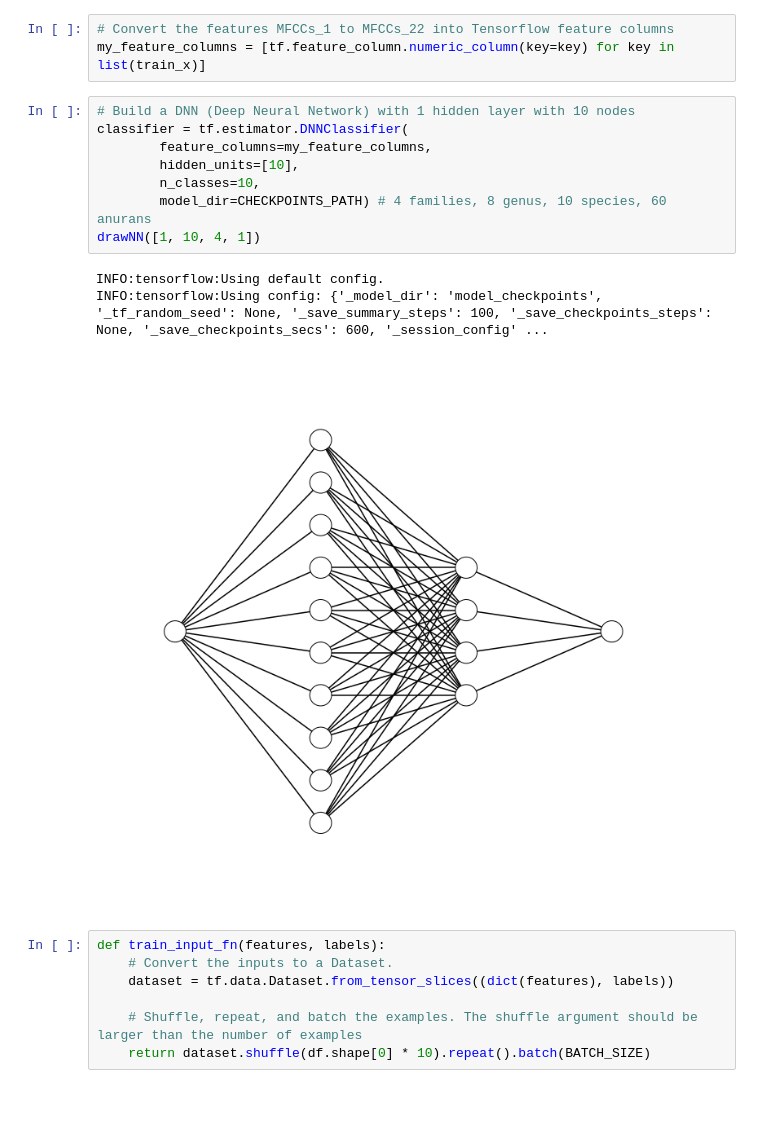
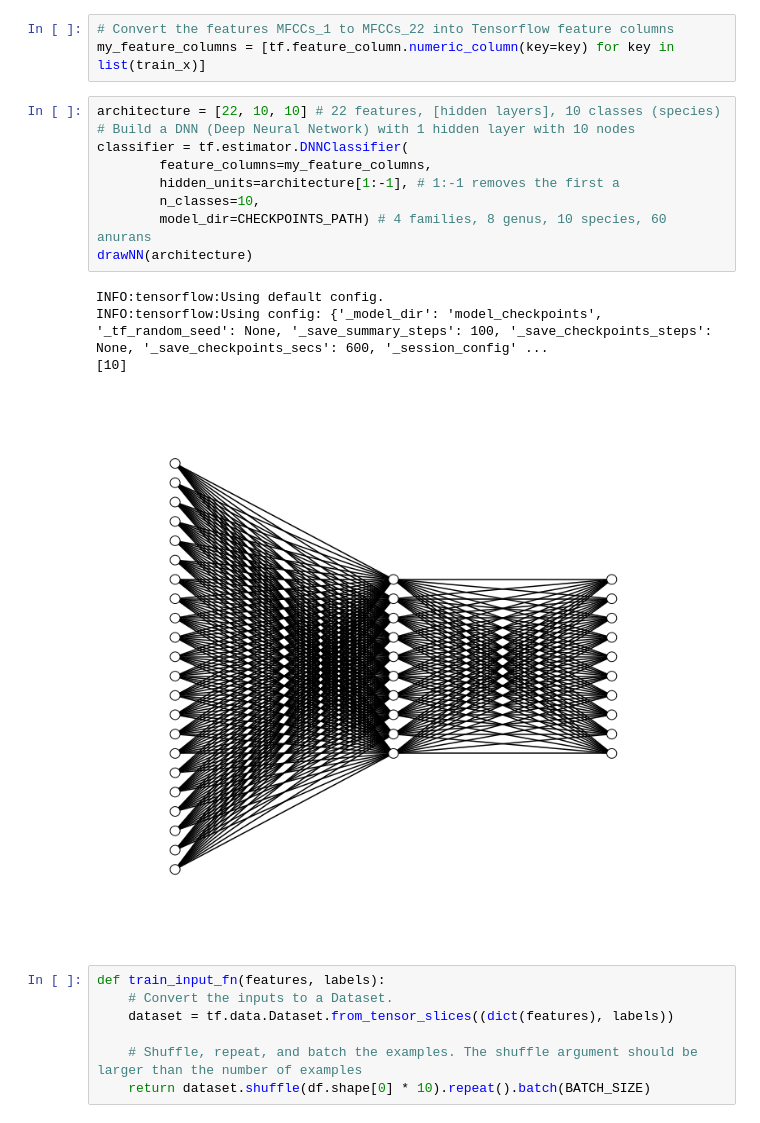
Before and after one commit to msramalho/feup-iart, a Jupyter notebook: Anuran Calssification.ipynb, the cells around one changed output. Saved outputs shown, nothing was run; the diff lists cells and outputs as text.

Commit message:
extracted NEURAL_NETWORK_ARCHITECTURE variable

```diff
--- a/Anuran Calssification.ipynb
+++ b/Anuran Calssification.ipynb
@@ -113,17 +113,19 @@ test_x, test_y = test.iloc[:,:N_FEATURES], test.iloc[:,LABEL_INDEX:LABEL_INDEX+1
 # Convert the features MFCCs_1 to MFCCs_22 into Tensorflow feature columns
 my_feature_columns = [tf.feature_column.numeric_column(key=key) for key in list(train_x)]
 # %%
+architecture = [22, 10, 10] # 22 features, [hidden layers], 10 classes (species)
 # Build a DNN (Deep Neural Network) with 1 hidden layer with 10 nodes
 classifier = tf.estimator.DNNClassifier(
         feature_columns=my_feature_columns,
-        hidden_units=[10],
+        hidden_units=architecture[1:-1], # 1:-1 removes the first a
         n_classes=10,
         model_dir=CHECKPOINTS_PATH) # 4 families, 8 genus, 10 species, 60 anurans
-drawNN([1, 10, 4, 1])
+drawNN(architecture)
 # %% [output]
 INFO:tensorflow:Using default config.
 INFO:tensorflow:Using config: {'_model_dir': 'model_checkpoints', '_tf_random_seed': None, '_save_summary_steps': 100, '_save_checkpoints_steps': None, '_save_checkpoints_secs': 600, '_session_config' ...
+[10]
-[figure, old version]
+[figure, new version]
 # %%
 def train_input_fn(features, labels):
     # Convert the inputs to a Dataset.
```
